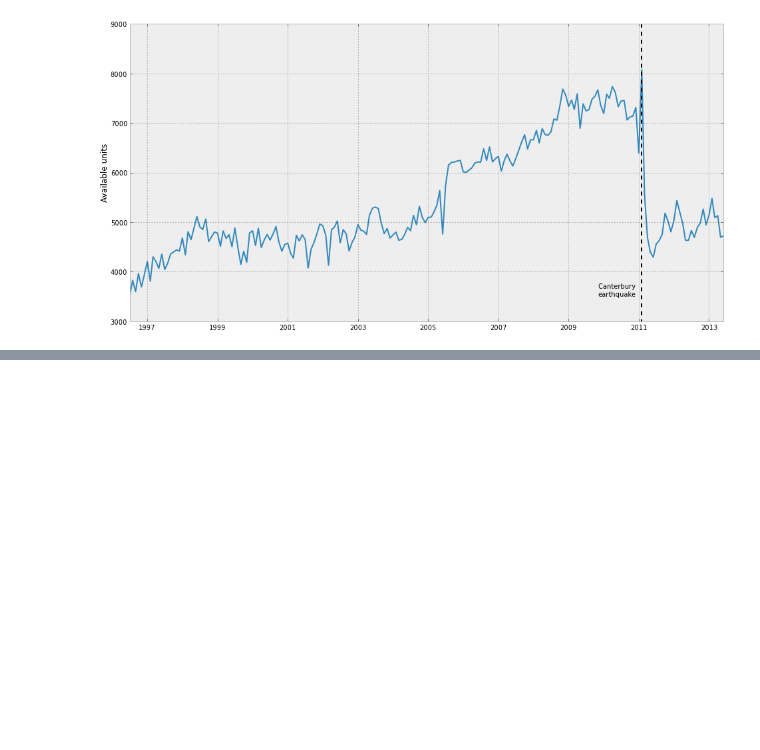
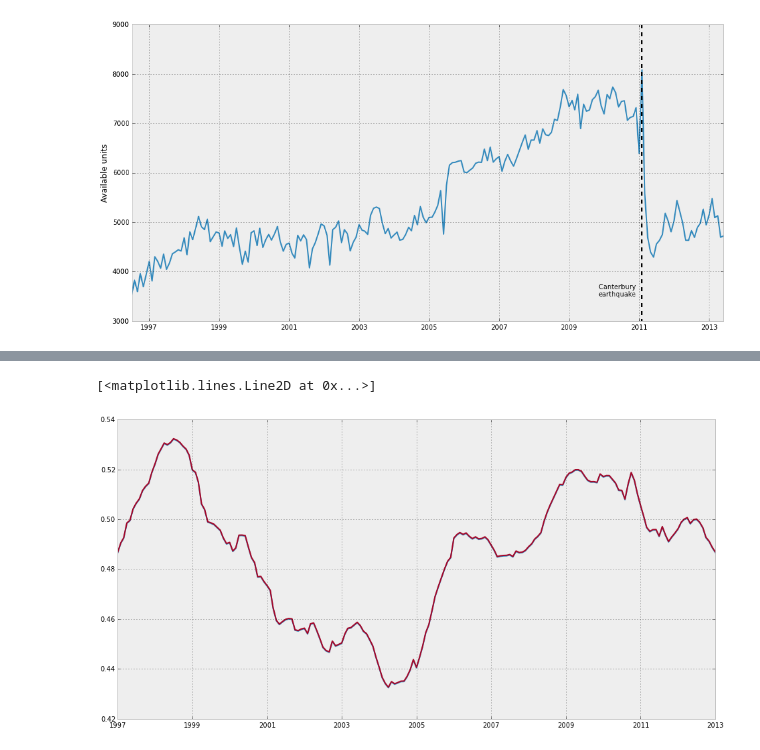
Before and after one commit to geomando/ResilScience, a Jupyter notebook: CanterburyRecovery/CanterburyTourismRecovery.ipynb, the cells around one changed output, grey strips where cells are left out. Cells and saved outputs as stored; diff of their text form; code cells hidden in the pictures; blank space fills up the shorter version.

```diff
--- a/CanterburyRecovery/CanterburyTourismRecovery.ipynb
+++ b/CanterburyRecovery/CanterburyTourismRecovery.ipynb
@@ -276,3 +275,10 @@ annotate('Created by Scott Miles', color='gray', xy=(10, 10),  xycoords='axes po
 # %% [output]
 <matplotlib.text.Annotation at 0x...>
 [figure]
+# %%
+bob = (100 - hotel_data['Occupancy rate'])/100.0
+plot(hotel_data.index, rolling_mean(hotel_available / hotel_data['Hotel units'],12,center=True))
+plot(hotel_data.index, rolling_mean(bob, 12, center=True))
+# %% [output]
+[<matplotlib.lines.Line2D at 0x...>]
+[figure, added]
```
Also changed, not shown: parts of 7 cells of this notebook, 6 other files.
